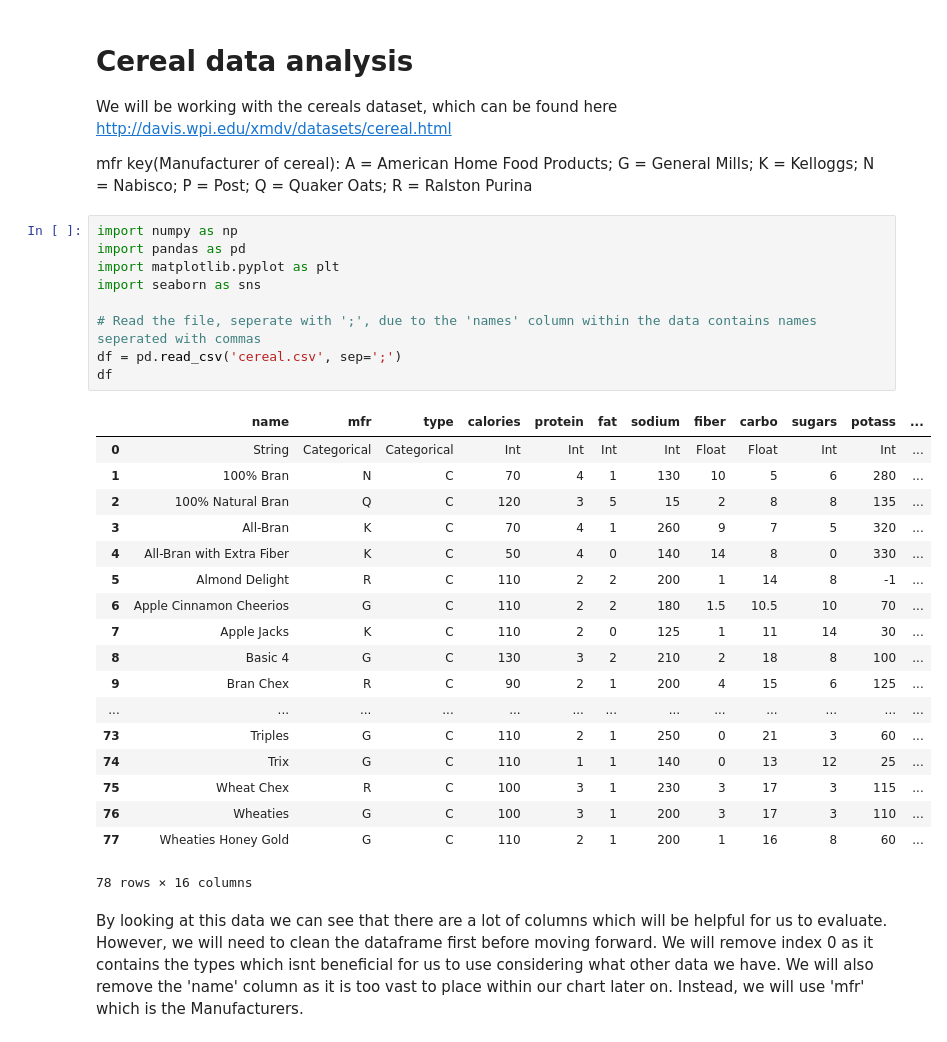
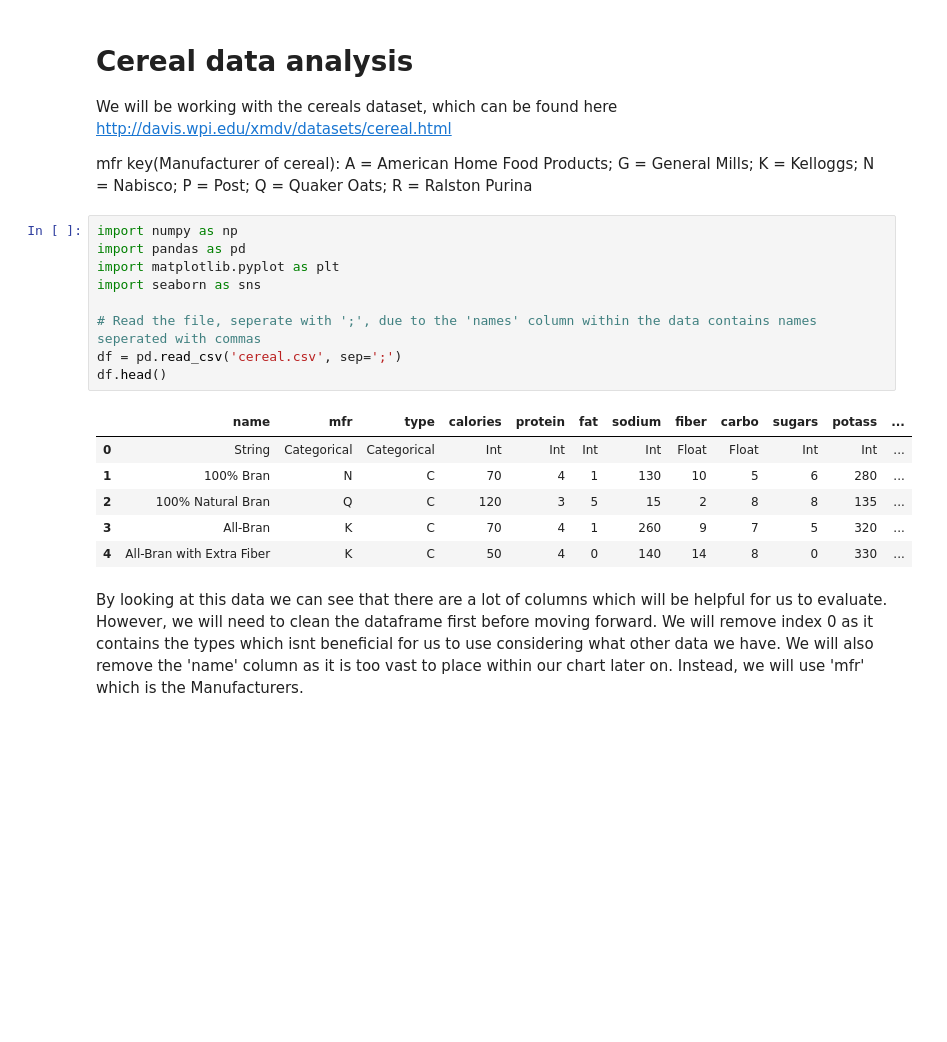
Before and after one commit to sghaleb1/Data-analysis, a Jupyter notebook: cereals_data.ipynb, the cells around one changed output. Drawn from its saved outputs; the diff is of its cells as text; blank space fills up the shorter version.

```diff
--- a/cereals_data.ipynb
+++ b/cereals_data.ipynb
@@ -6,31 +6,19 @@ mfr key(Manufacturer of cereal): A = American Home Food Products; G = General Mi
 # %%
 import numpy as np
 import pandas as pd
 import matplotlib.pyplot as plt
 import seaborn as sns
 
 # Read the file, seperate with ';', due to the 'names' column within the data contains names seperated with commas
 df = pd.read_csv('cereal.csv', sep=';')
-df
+df.head()
 # %% [output]
 |  | name | mfr | type | calories | protein | fat | sodium | fiber | carbo | sugars | potass | ... |
 | 0 | String | Categorical | Categorical | Int | Int | Int | Int | Float | Float | Int | Int | ... |
 | 1 | 100% Bran | N | C | 70 | 4 | 1 | 130 | 10 | 5 | 6 | 280 | ... |
 | 2 | 100% Natural Bran | Q | C | 120 | 3 | 5 | 15 | 2 | 8 | 8 | 135 | ... |
 | 3 | All-Bran | K | C | 70 | 4 | 1 | 260 | 9 | 7 | 5 | 320 | ... |
 | 4 | All-Bran with Extra Fiber | K | C | 50 | 4 | 0 | 140 | 14 | 8 | 0 | 330 | ... |
-| 5 | Almond Delight | R | C | 110 | 2 | 2 | 200 | 1 | 14 | 8 | -1 | ... |
-| 6 | Apple Cinnamon Cheerios | G | C | 110 | 2 | 2 | 180 | 1.5 | 10.5 | 10 | 70 | ... |
-| 7 | Apple Jacks | K | C | 110 | 2 | 0 | 125 | 1 | 11 | 14 | 30 | ... |
-| 8 | Basic 4 | G | C | 130 | 3 | 2 | 210 | 2 | 18 | 8 | 100 | ... |
-| 9 | Bran Chex | R | C | 90 | 2 | 1 | 200 | 4 | 15 | 6 | 125 | ... |
-| ... | ... | ... | ... | ... | ... | ... | ... | ... | ... | ... | ... | ... |
-| 73 | Triples | G | C | 110 | 2 | 1 | 250 | 0 | 21 | 3 | 60 | ... |
-| 74 | Trix | G | C | 110 | 1 | 1 | 140 | 0 | 13 | 12 | 25 | ... |
-| 75 | Wheat Chex | R | C | 100 | 3 | 1 | 230 | 3 | 17 | 3 | 115 | ... |
-| 76 | Wheaties | G | C | 100 | 3 | 1 | 200 | 3 | 17 | 3 | 110 | ... |
-| 77 | Wheaties Honey Gold | G | C | 110 | 2 | 1 | 200 | 1 | 16 | 8 | 60 | ... |
-78 rows × 16 columns
 # %% [markdown]
 By looking at this data we can see that there are a lot of columns which will be helpful for us to evaluate.
 However, we will need to clean the dataframe first before moving forward. We will remove index 0  as it contains the types which isnt beneficial for us to use considering what other data we have.
```
Also changed, not shown: parts of 1 cell of this notebook, 2 other files.
